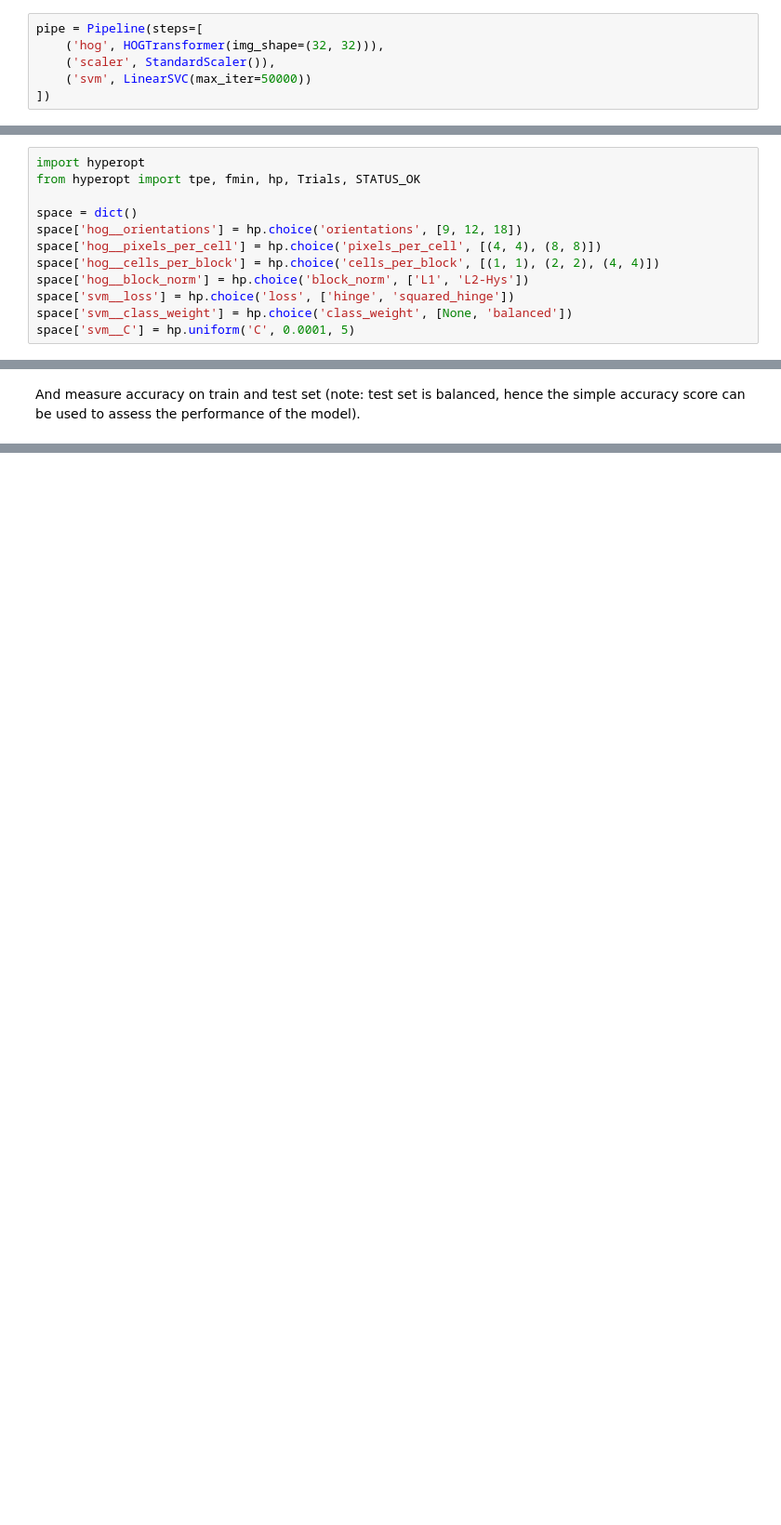
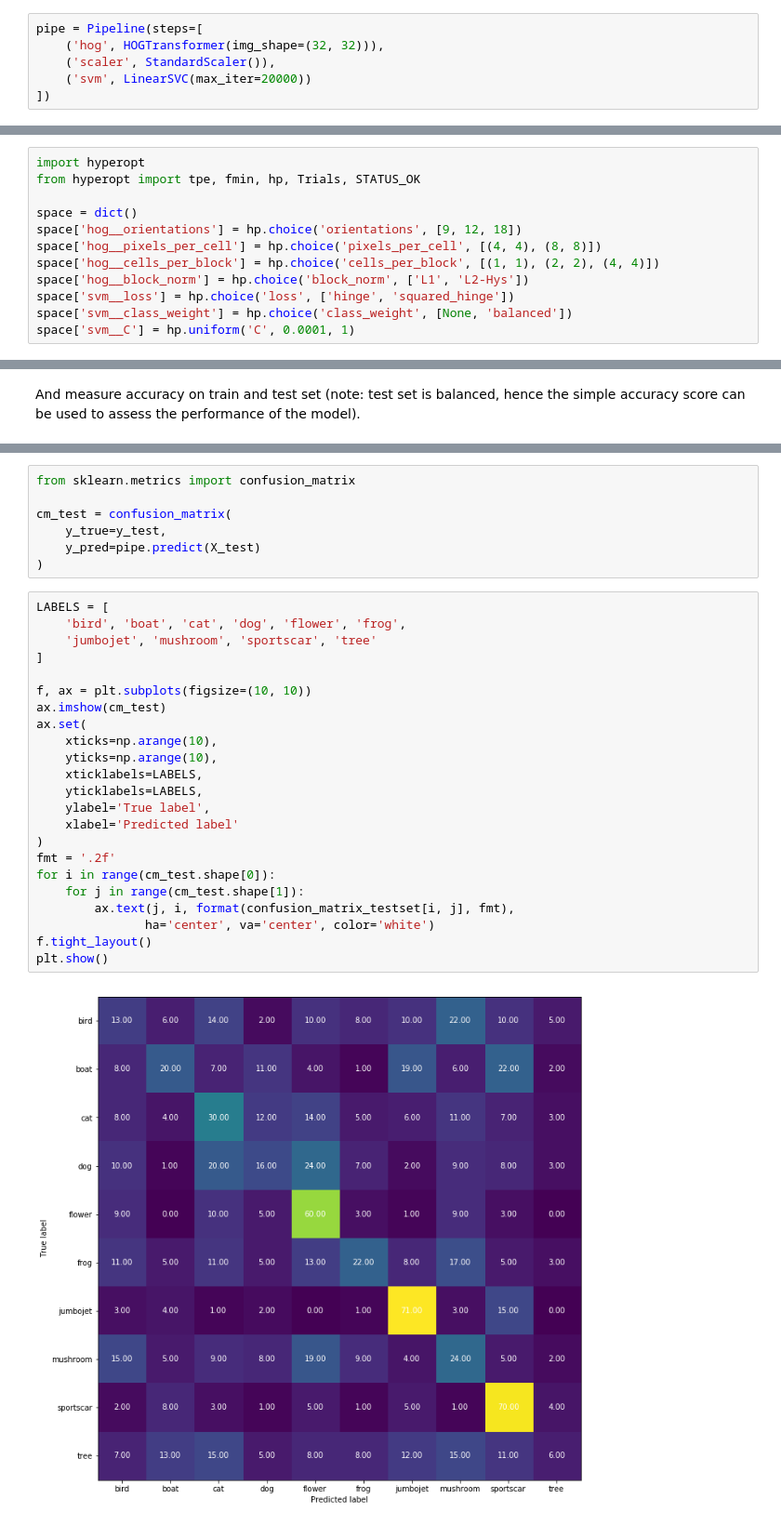
Before and after one commit to ANDRESHZ/tmle, a Jupyter notebook: notebooks/01_shallow_classifier.ipynb, the cells around one changed output, grey strips where cells are left out. Shown at 93% size. Cells and saved outputs as stored; diff of their text form; blank space fills up the shorter version.

Commit message:
add: confusion matrix

```diff
--- a/notebooks/01_shallow_classifier.ipynb
+++ b/notebooks/01_shallow_classifier.ipynb
@@ -167,7 +221,7 @@ We start from definition of `Pipeline` which will be fed with hyperparameters va
 pipe = Pipeline(steps=[
     ('hog', HOGTransformer(img_shape=(32, 32))),
     ('scaler', StandardScaler()),
-    ('svm', LinearSVC(max_iter=50000))
+    ('svm', LinearSVC(max_iter=20000))
 ])
 # %% [markdown]
 ## Define hyperparameters space
@@ -184,7 +238,7 @@ space['hog__cells_per_block'] = hp.choice('cells_per_block', [(1, 1), (2, 2), (4
 space['hog__block_norm'] = hp.choice('block_norm', ['L1', 'L2-Hys'])
 space['svm__loss'] = hp.choice('loss', ['hinge', 'squared_hinge'])
 space['svm__class_weight'] = hp.choice('class_weight', [None, 'balanced'])
-space['svm__C'] = hp.uniform('C', 0.0001, 5)
+space['svm__C'] = hp.uniform('C', 0.0001, 1)
 # %% [markdown]
 ## Conduct experiments
 
@@ -240,0 +317,32 @@ for x_i, y_i in zip([X_train, X_test], [y_train, y_test]):
+# %%
+from sklearn.metrics import confusion_matrix
+
+cm_test = confusion_matrix(
+    y_true=y_test,
+    y_pred=pipe.predict(X_test)
+)
+# %%
+LABELS = [
+    'bird', 'boat', 'cat', 'dog', 'flower', 'frog',
+    'jumbojet', 'mushroom', 'sportscar', 'tree'
+]
+
+f, ax = plt.subplots(figsize=(10, 10))
+ax.imshow(cm_test)
+ax.set(
+    xticks=np.arange(10),
+    yticks=np.arange(10),
+    xticklabels=LABELS,
+    yticklabels=LABELS,
+    ylabel='True label',
+    xlabel='Predicted label'
+)
+fmt = '.2f'
+for i in range(cm_test.shape[0]):
+    for j in range(cm_test.shape[1]):
+        ax.text(j, i, format(confusion_matrix_testset[i, j], fmt),
+               ha='center', va='center', color='white')
+f.tight_layout()
+plt.show()
+# %% [output]
+[figure, added]
```
Also changed, not shown: parts of 15 cells of this notebook.
